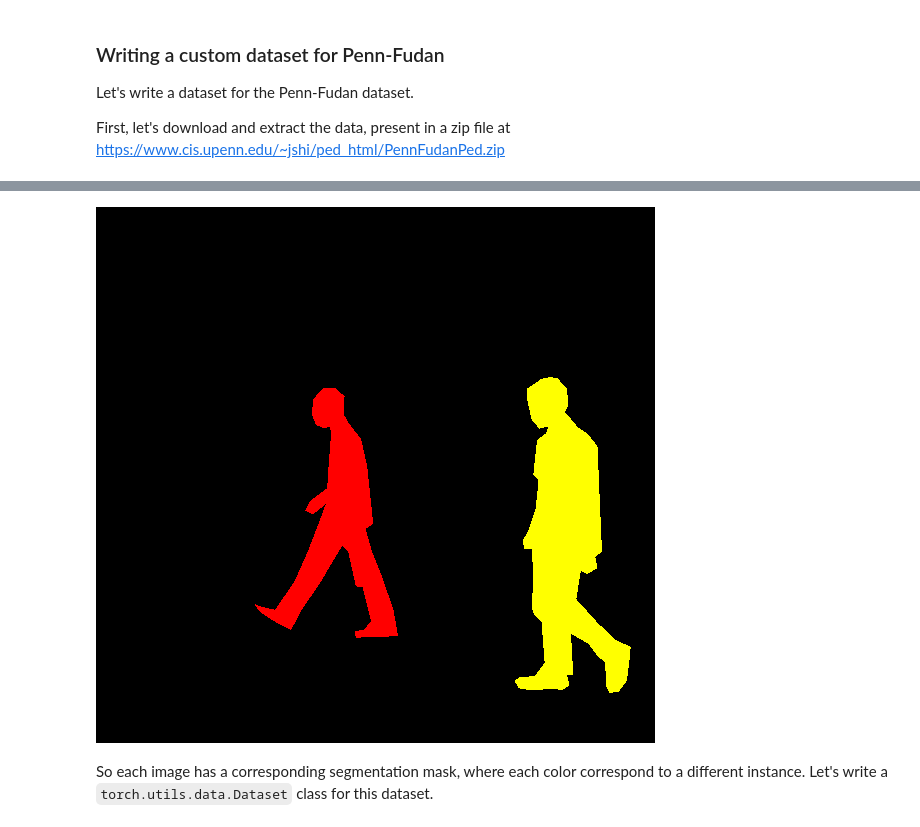
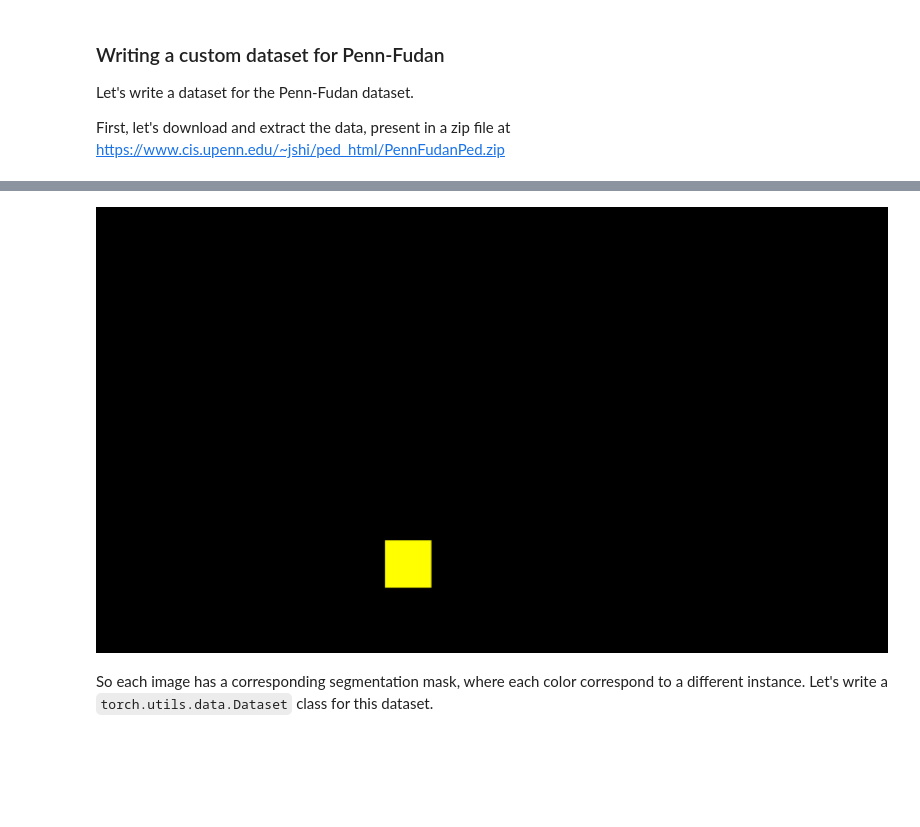
Before and after one commit to vivithemage/speedometer, a Jupyter notebook: speedometer.ipynb, the cells around one changed output, grey strips where cells are left out. Drawn from its saved outputs; the diff is of its cells as text; code cells hidden in the pictures; blank space fills up the shorter version.

```diff
--- a/speedometer.ipynb
+++ b/speedometer.ipynb
@@ -133,18 +113,20 @@ Image.open('PennFudanPed/PNGImages/FudanPed00001.png')
 # %%
-mask = Image.open('PennFudanPed/PedMasks/FudanPed00001_mask.png')
+mask = Image.open('speedometer-main/data/ds0/masks_machine/1565.png')
 mask = mask.convert('P')
 # each mask instance has a different color, from zero to N, where
 # N is the number of instances. In order to make visualization easier,
 # let's adda color palette to the mask.
 mask.putpalette([
     0, 0, 0, # black background
     255, 0, 0, # index 1 is red
     255, 255, 0, # index 2 is yellow
     255, 153, 0, # index 3 is orange
 ])
+
+# Show mask
 mask
 # %% [output]
-[figure, old version]
+[figure, new version]
 # %% [markdown]
 So each image has a corresponding segmentation mask, where each color correspond to a different instance. Let's write a `torch.utils.data.Dataset` class for this dataset.
 # %%
```
Also changed, not shown: parts of 13 cells of this notebook.
